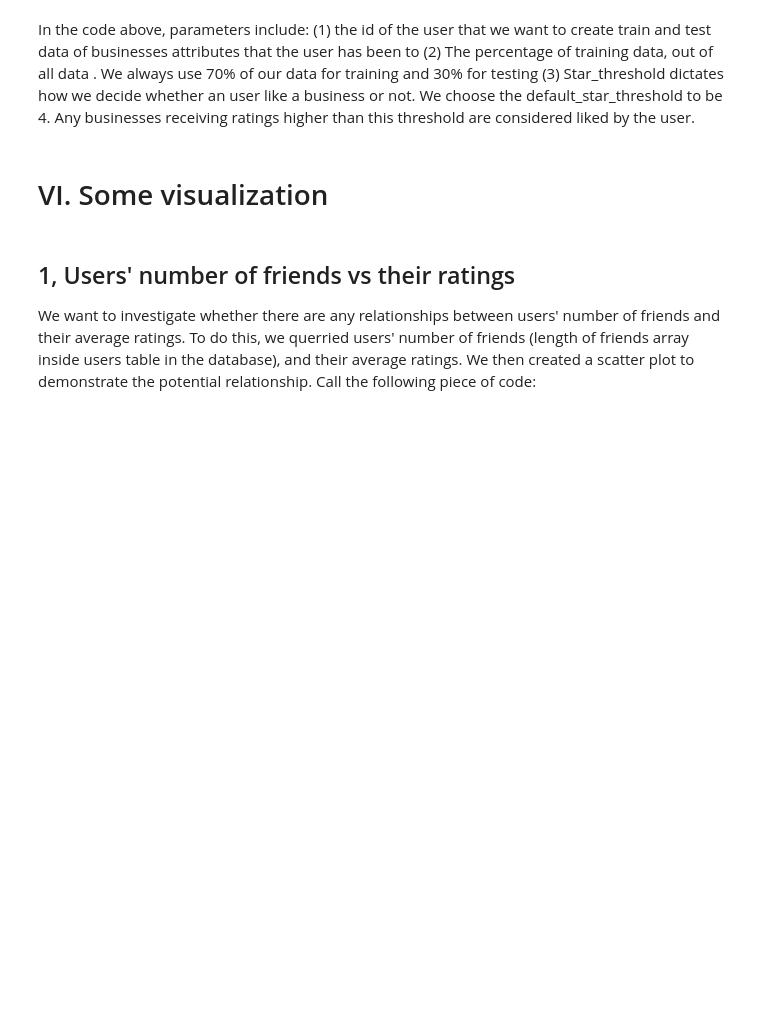
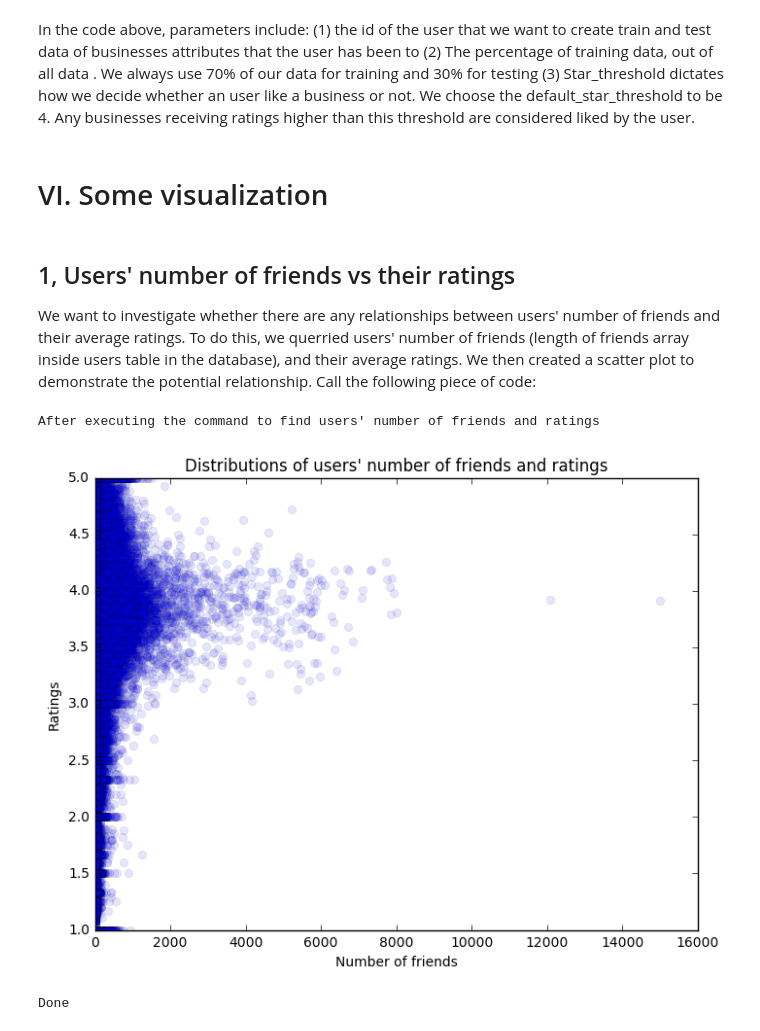
Before and after one commit to duyatran/Yelp-Recommendation-System, a Jupyter notebook: source/finalReport.ipynb, the cells around one changed output. Cells and saved outputs as stored; diff of their text form; code cells hidden in the pictures; blank space fills up the shorter version.

```diff
--- a/source/finalReport.ipynb
+++ b/source/finalReport.ipynb
@@ -158,0 +156,16 @@ f_r.get_friends_ratings_friends()
+# %%
+import visualize_friends_stars_users as f_r
+import matplotlib.pyplot as plt
+
+friends, ratings = f_r.get_friends_ratings_friends()
+plt.figure(figsize=(8, 6))
+plt.plot(friends, ratings, 'o', alpha = 0.1)
+plt.ylabel("Ratings")
+plt.xlabel("Number of friends")
+plt.title("Distributions of users' number of friends and ratings")
+plt.show()
+print "Done"
+# %% [output]
+After executing the command to find users' number of friends and ratings
+[figure, added]
+Done
```
Also changed, not shown: parts of 4 cells of this notebook, 2 other files.
